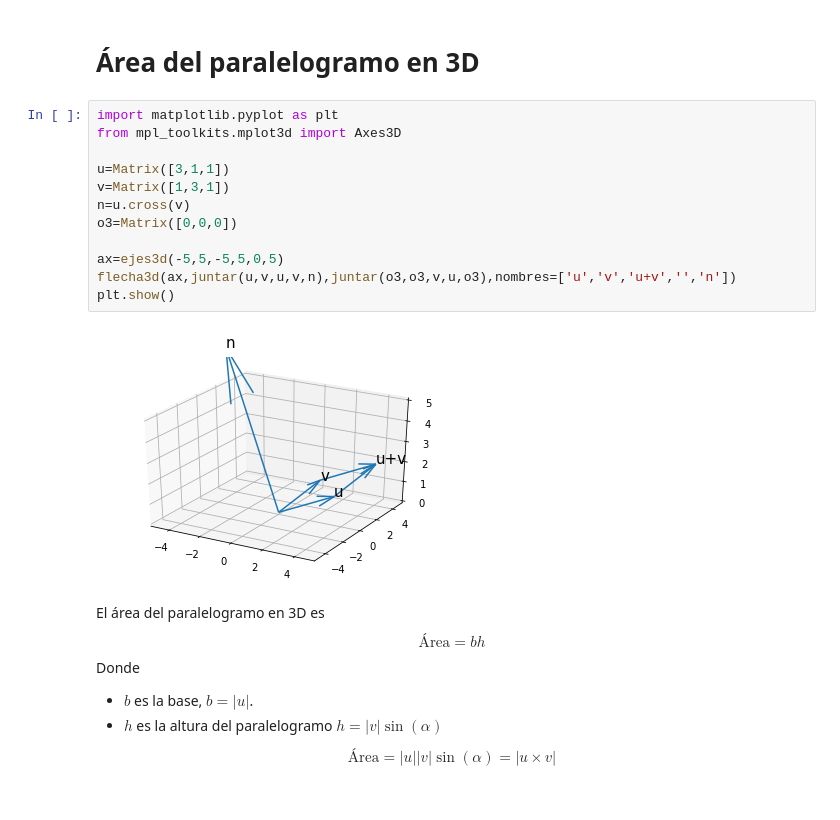
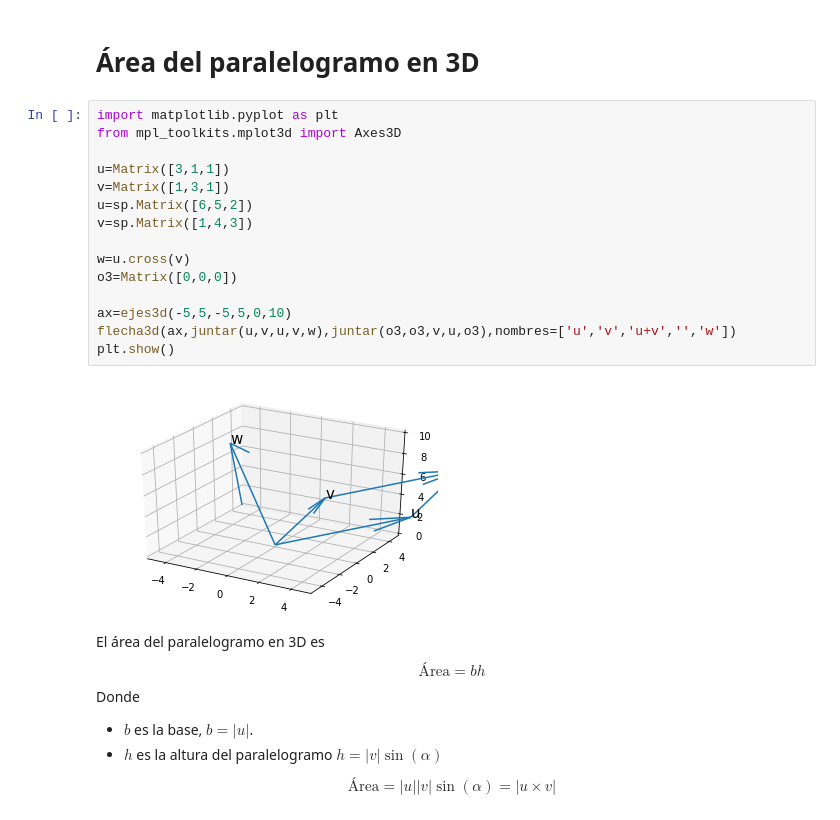
Before and after one commit to GerardoMunoz/AlgebraLineal, a Jupyter notebook: AL005.300_ProdCruz.ipynb, the cells around one changed output. Drawn from its saved outputs; the diff is of its cells as text.

```diff
--- a/AL005.300_ProdCruz.ipynb
+++ b/AL005.300_ProdCruz.ipynb
@@ -115,17 +193,20 @@ plt.show()
 # %%
 import matplotlib.pyplot as plt
 from mpl_toolkits.mplot3d import Axes3D
 
 u=Matrix([3,1,1])
 v=Matrix([1,3,1])
-n=u.cross(v)
+u=sp.Matrix([6,5,2])
+v=sp.Matrix([1,4,3])
+
+w=u.cross(v)
 o3=Matrix([0,0,0])
 
-ax=ejes3d(-5,5,-5,5,0,5)
-flecha3d(ax,juntar(u,v,u,v,n),juntar(o3,o3,v,u,o3),nombres=['u','v','u+v','','n'])
+ax=ejes3d(-5,5,-5,5,0,10)
+flecha3d(ax,juntar(u,v,u,v,w),juntar(o3,o3,v,u,o3),nombres=['u','v','u+v','','w'])
 plt.show()
 # %% [output]
-[figure, old version]
+[figure, new version]
 # %% [markdown]
 El área del paralelogramo en 3D es
 $$\text{Área}=bh$$
```
Also changed, not shown: parts of 10 cells of this notebook.
